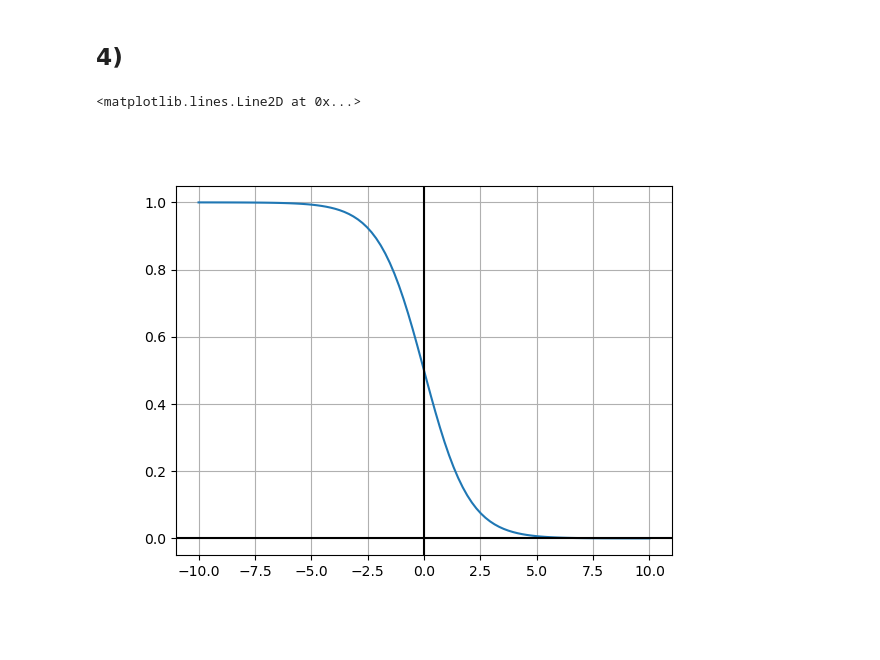
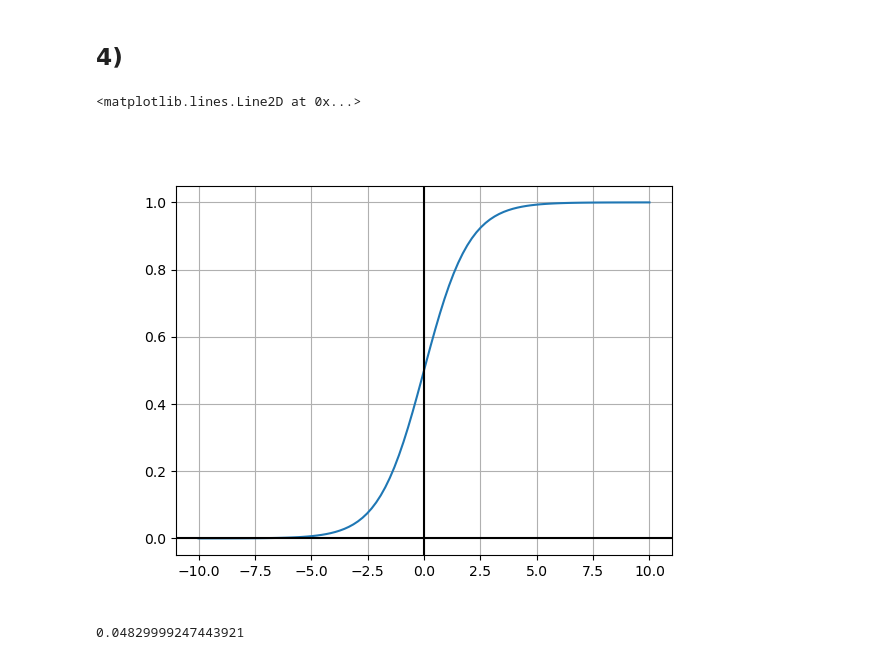
Before and after one commit to hirobuda/reconhecimento-de-padroes, a Jupyter notebook: atv1.ipynb, the cells around one changed output. Drawn from its saved outputs; the diff is of its cells as text; code cells hidden in the pictures.

```diff
--- a/atv1.ipynb
+++ b/atv1.ipynb
@@ -154,14 +173,31 @@ print(df3.to_latex())
 # %% [markdown]
 ## 4)
 # %%
-g = lambda x: 1/(1 + np.exp(x))
+g = lambda x: 1/(1 + np.exp(-x))
 
 fig, ax = plt.subplots()
 x = np.linspace(-10,10,100)
 plt.plot(x,g(x))
 ax.grid(True, which='both')
 ax.axhline(y=0, color='k')
 ax.axvline(x=0, color='k')
 # %% [output]
 <matplotlib.lines.Line2D at 0x...>
-[figure, old version]
+[figure, new version]
+# %%
+from numpy.linalg import inv, det
+
+def bhattacharyyaDist(mu_1, sigma_1, mu_2, sigma_2, p1, p2):
+    mu_diff = mu_2 - mu_1
+    sigma_sum = (sigma_1+sigma_2)/2
+    k = ((1/8)*mu_diff.T@inv(sigma_sum)@mu_diff +
+           (1/2)*np.log((det(sigma_sum))/(np.sqrt(det(sigma_1)*det(sigma_2)))))
+    return np.sqrt(p1*p2)*np.exp(-k)
+
+mu_1 = np.array([-1,-1])
+mu_2 = np.array([2,2])
+sigma_1 = sigma_2 = np.eye(2)
+
+print(bhattacharyyaDist(mu_1, sigma_1, mu_2, sigma_2, 0.3, 0.7))
+# %% [output]
+0.04829999247443921
```
Also changed, not shown: parts of 1 cell of this notebook.
